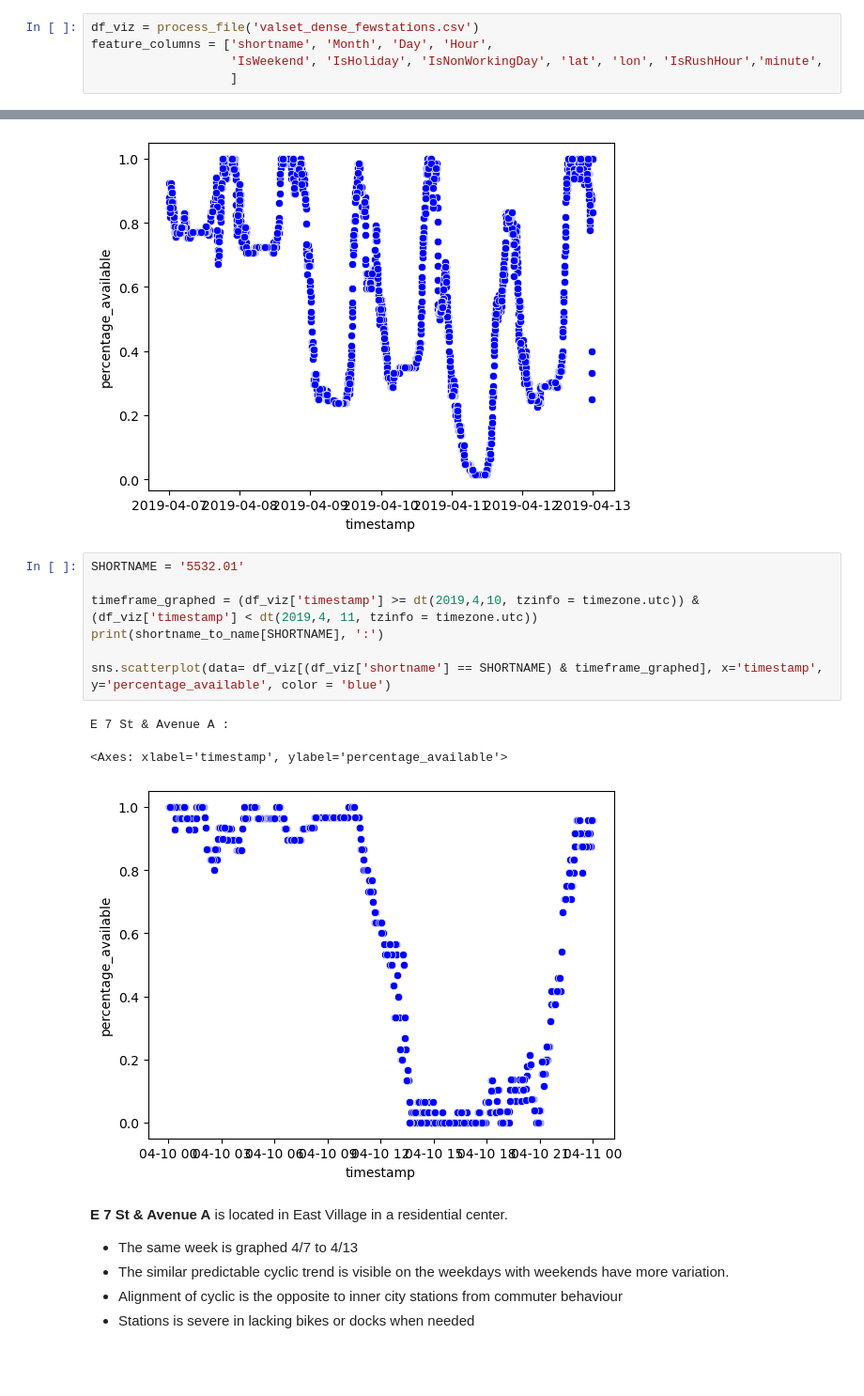
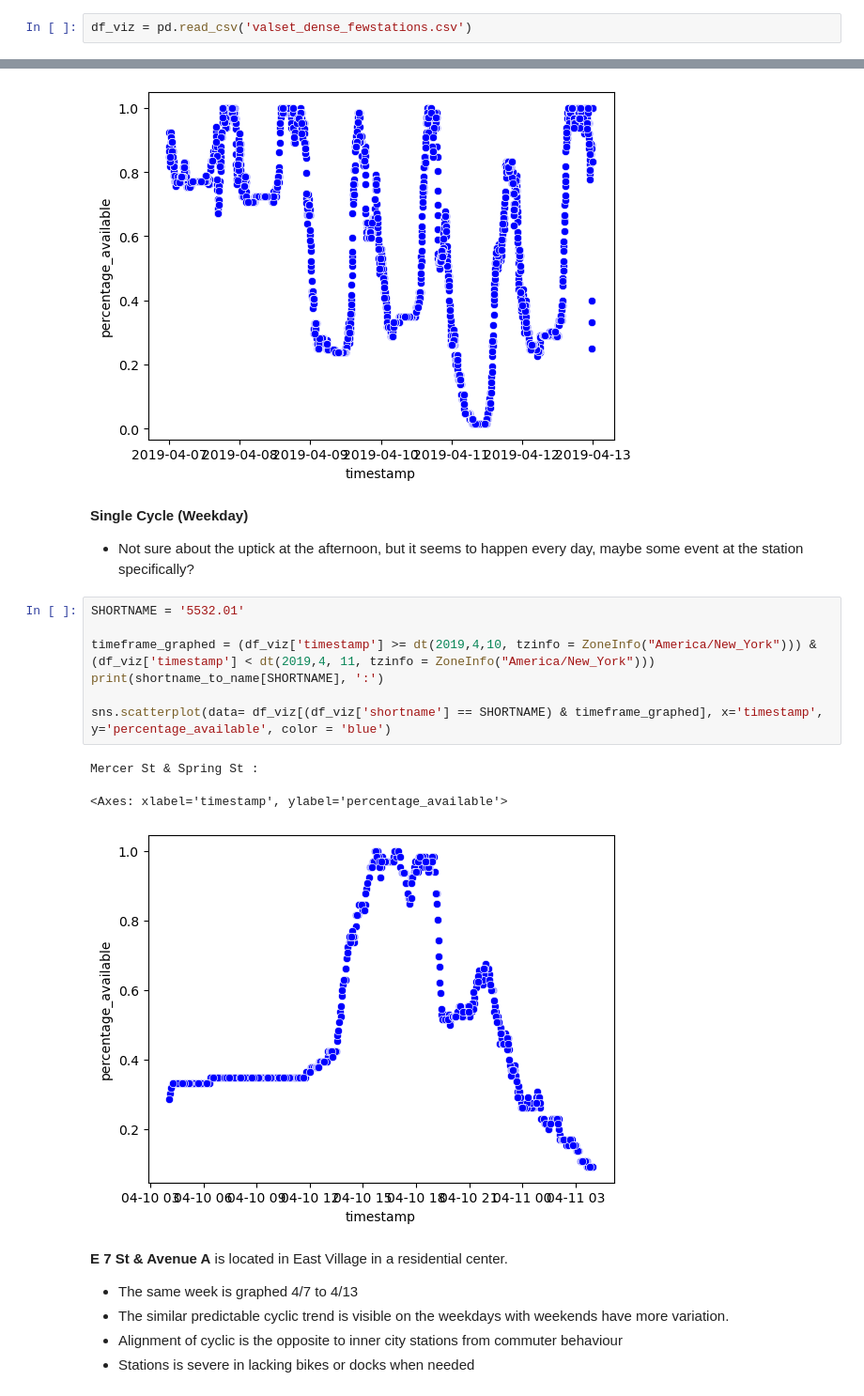
Before and after one commit to tristange123/citi_bike_project, a Jupyter notebook: Python_Backend/model_testing.ipynb, the cells around one changed output, grey strips where cells are left out. Shown at 94% size. Saved outputs shown, nothing was run; the diff lists cells and outputs as text; blank space fills up the shorter version.

Commit message:
think I finally fixed the time zone issues

```diff
--- a/Python_Backend/model_testing.ipynb
+++ b/Python_Backend/model_testing.ipynb
@@ -143,10 +141,7 @@ def add_weather(df):
 - 'valset_dense_few_stations' has all the data collected for just a few bike stations. This detailed data creates better vizualzations
 - Unfortuantly I don't have enough RAM to load all the available data for all stations for training
 # %%
-df_viz = process_file('valset_dense_fewstations.csv')
-feature_columns = ['shortname', 'Month', 'Day', 'Hour',
-                   'IsWeekend', 'IsHoliday', 'IsNonWorkingDay', 'lat', 'lon', 'IsRushHour','minute',
-                   ]
+df_viz = pd.read_csv('valset_dense_fewstations.csv')
 # %% [output]
 Before dropping NA: 2608503 rows
 After dropping NA: 2606512 rows
@@ -187,17 +182,20 @@ sns.scatterplot(data= df_viz[(df_viz['shortname'] == SHORTNAME) & timeframe_grap
 Mercer St & Spring St :
 <Axes: xlabel='timestamp', ylabel='percentage_available'>
 [figure]
+# %% [markdown]
+**Single Cycle (Weekday)**
+- Not sure about the uptick at the afternoon, but it seems to happen every day, maybe some event at the station specifically?
 # %%
 SHORTNAME = '5532.01'
 
-timeframe_graphed = (df_viz['timestamp'] >= dt(2019,4,10, tzinfo = timezone.utc)) & (df_viz['timestamp'] < dt(2019,4, 11, tzinfo = timezone.utc))
+timeframe_graphed = (df_viz['timestamp'] >= dt(2019,4,10, tzinfo = ZoneInfo("America/New_York"))) & (df_viz['timestamp'] < dt(2019,4, 11, tzinfo = ZoneInfo("America/New_York")))
 print(shortname_to_name[SHORTNAME], ':')
 
 sns.scatterplot(data= df_viz[(df_viz['shortname'] == SHORTNAME) & timeframe_graphed], x='timestamp', y='percentage_available', color = 'blue')
 # %% [output]
-E 7 St & Avenue A :
+Mercer St & Spring St :
 <Axes: xlabel='timestamp', ylabel='percentage_available'>
-[figure, old version]
+[figure, new version]
 # %% [markdown]
 **E 7 St & Avenue A** is located in East Village in a residential center.
 - The same week is graphed 4/7 to 4/13
```
Also changed, not shown: parts of 3 cells of this notebook, 2 other files.
